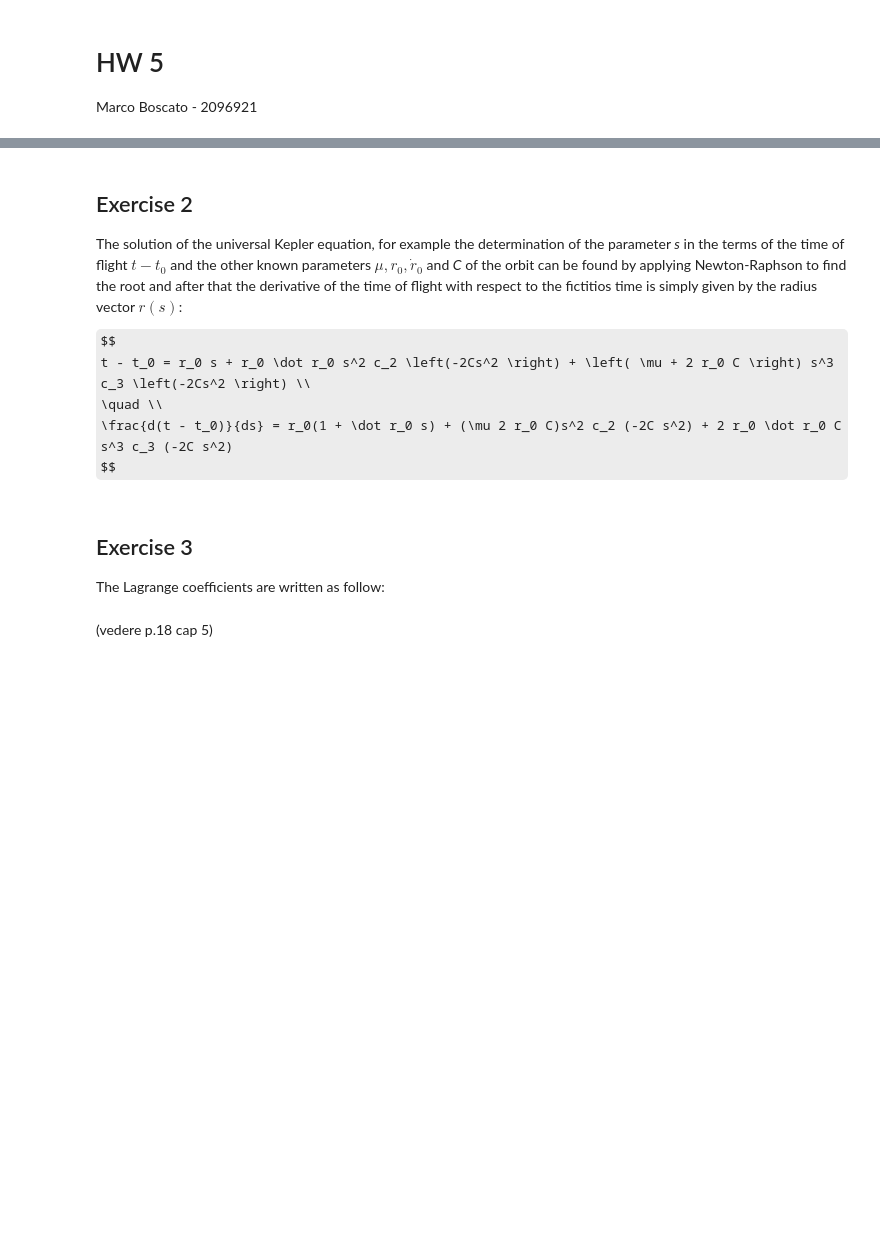
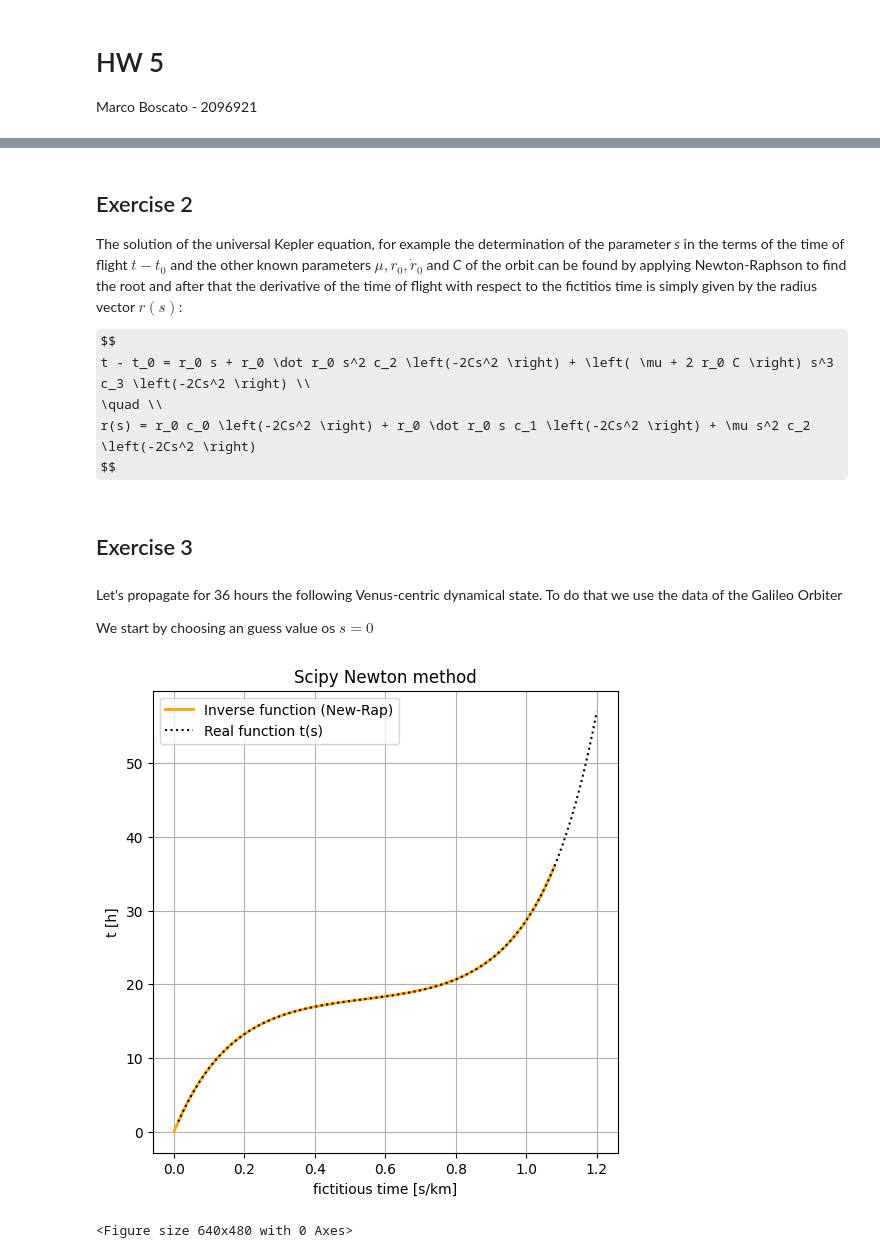
Before and after one commit to marcoboscato/celestial_mechanics, a Jupyter notebook: Homeworks/HW5/hw5_boscatomarco.ipynb, the cells around one changed output, grey strips where cells are left out. Drawn from its saved outputs; the diff is of its cells as text; code cells hidden in the pictures; some formulas as TeX source; blank space fills up the shorter version.

```diff
--- a/Homeworks/HW5/hw5_boscatomarco.ipynb
+++ b/Homeworks/HW5/hw5_boscatomarco.ipynb
@@ -168,6 +111,6 @@ The solution of the universal Kepler equation, for example the determination of
 $$
 t - t_0 = r_0 s + r_0 \dot r_0 s^2 c_2 \left(-2Cs^2 \right) + \left( \mu + 2 r_0 C \right) s^3 c_3 \left(-2Cs^2 \right) \\
 \quad \\
-\frac{d(t - t_0)}{ds} = r_0(1 + \dot r_0 s) + (\mu 2 r_0 C)s^2 c_2 (-2C s^2) + 2 r_0 \dot r_0 C s^3 c_3 (-2C s^2)
+r(s) = r_0 c_0 \left(-2Cs^2 \right) + r_0 \dot r_0 s c_1 \left(-2Cs^2 \right) + \mu s^2 c_2 \left(-2Cs^2 \right)
 $$
 # %%
@@ -196,3 +141,2 @@ def resolve_Kepler_eq(t, t0, r0, dr0, mu, C, s_guess):
 # %% [markdown]
 ## Exercise 3
-The Lagrange coefficients are written as follow:
@@ -205,2 +143,45 @@ dG = lambda mu, r, s, C:        1 - (mu/r)*s**2.*Stumpffs_Cn(z=(-2*C*s**2.), ord
-# %% [markdown]
-(vedere p.18 cap 5)
+# %%
+# Initial conditions for Venus Flyby
+
+R0 = np.array([-267733.084163, 199426.194677, 254709.414665]) # Initial position
+R1 = np.array([177071.935393, -334448.764629, -184024.725921])  #Final position
+V0 = np.array([4.168950, -2.598877, -3.925639])
+
+GM = 324859.2139518842890 # Venus's GM
+# %% [markdown]
+Let's propagate for 36 hours the following Venus-centric dynamical state. To do that we use the data of the Galileo Orbiter
+
+We start by choosing an guess value os $s=0$
+# %%
+r0 = np.linalg.norm(R0)
+dr0 = np.dot(R0, V0)/r0         #radial component of the velocity
+C = 0.5*np.dot(V0, V0) - GM/r0  #Constant of energy
+T = np.linspace(0, 36*3600, 100)
+
+Venus_dynamical_states = np.zeros_like(T)
+for i,time in enumerate(T):
+    Venus_dynamical_states[i] = resolve_Kepler_eq(t=time, t0=0.0, r0=r0, dr0=dr0, mu=GM, C=C, s_guess=1.0)
+# %%
+def t_(s, t0, r0, dr0, C, mu):
+  return r0*s + r0*dr0*s**2.*Stumpffs_Cn(z=(-2*C*s**2.), n=2) + (mu + 2*r0*C)*s**3. * Stumpffs_Cn(z=(-2*C*s**2.), n=3) + t0
+
+# True function
+S = np.linspace(0,1.2, 100)
+t_list = np.array([t_(s, 0, r0, dr0, C, GM) for s in S])
+udm = 3600 #Plot the times in hours
+
+fig, ax= plt.subplots(figsize=(6, 6))
+ax.set_title('Scipy Newton method')
+ax.plot(Venus_dynamical_states, T/udm, color='orange', lw=2, label='Inverse function (New-Rap)')
+ax.plot(S, t_list/udm, ls='dotted', color='k', label='Real function t(s)')
+
+ax.set_xlabel('fictitious time [s/km]')
+ax.set_ylabel('t [h]')
+ax.legend()
+ax.grid()
+
+plt.show()
+plt.tight_layout()
+# %% [output]
+[figure, added]
+<Figure size 640x480 with 0 Axes>
```
Also changed, not shown: parts of 20 cells of this notebook.
